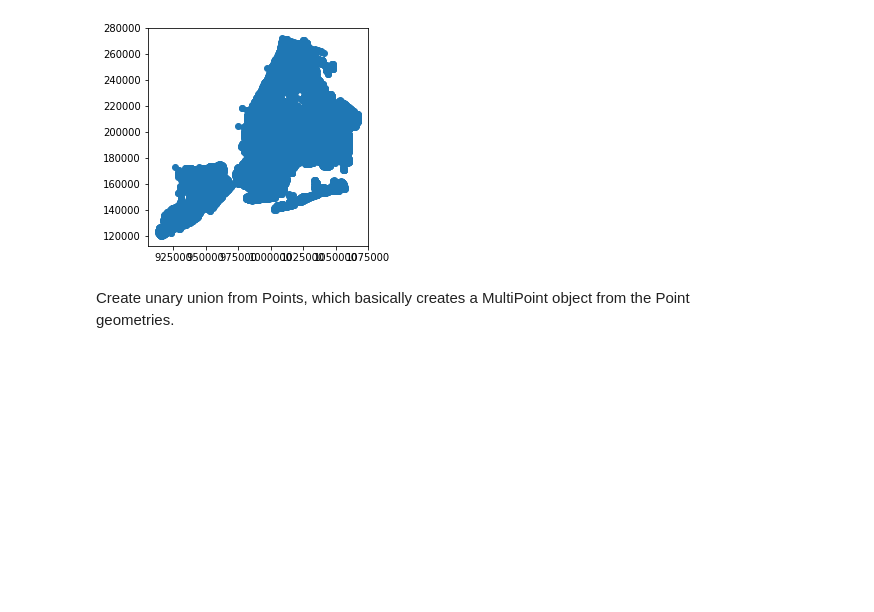
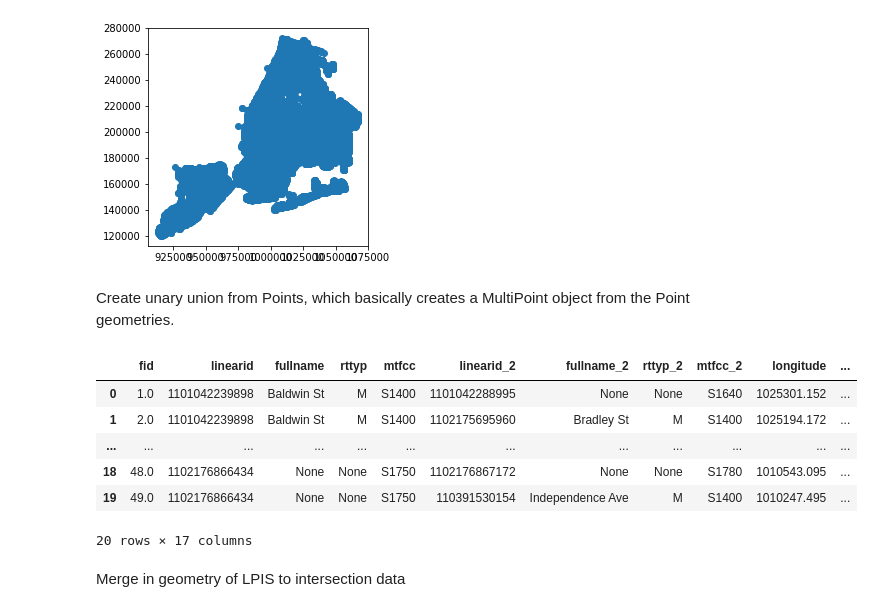
Before and after one commit to jeremysze/LPIS, a Jupyter notebook: Nearest Neighbor intersection to LPIS.ipynb, the cells around one changed output. Cells and saved outputs as stored; diff of their text form; code cells hidden in the pictures; blank space fills up the shorter version.

```diff
--- a/Nearest Neighbor intersection to LPIS.ipynb
+++ b/Nearest Neighbor intersection to LPIS.ipynb
@@ -91,4 +91,14 @@ LPIS_unary_union = LPIS_data.unary_union
 # %%
 intersection_data['nearest_id'] = intersection_data.apply(nearest, geom_union=LPIS_unary_union, df1=intersection_data, df2=LPIS_data, geom1_col='geometry',geom2_col='geometry', src_column='ID', axis=1)
 # %%
-intersection_data.head(20)
+intersection_data.head(3)
+# %% [output]
+|  | fid | linearid | fullname | rttyp | mtfcc | linearid_2 | fullname_2 | rttyp_2 | mtfcc_2 | longitude | ... |
+| 0 | 1.0 | 1101042239898 | Baldwin St | M | S1400 | 1101042288995 | None | None | S1640 | 1025301.152 | ... |
+| 1 | 2.0 | 1101042239898 | Baldwin St | M | S1400 | 1102175695960 | Bradley St | M | S1400 | 1025194.172 | ... |
+| ... | ... | ... | ... | ... | ... | ... | ... | ... | ... | ... | ... |
+| 18 | 48.0 | 1102176866434 | None | None | S1750 | 1102176867172 | None | None | S1780 | 1010543.095 | ... |
+| 19 | 49.0 | 1102176866434 | None | None | S1750 | 110391530154 | Independence Ave | M | S1400 | 1010247.495 | ... |
+20 rows × 17 columns
+# %% [markdown]
+Merge in geometry of LPIS to intersection data
```
Also changed, not shown: parts of 4 cells of this notebook.
